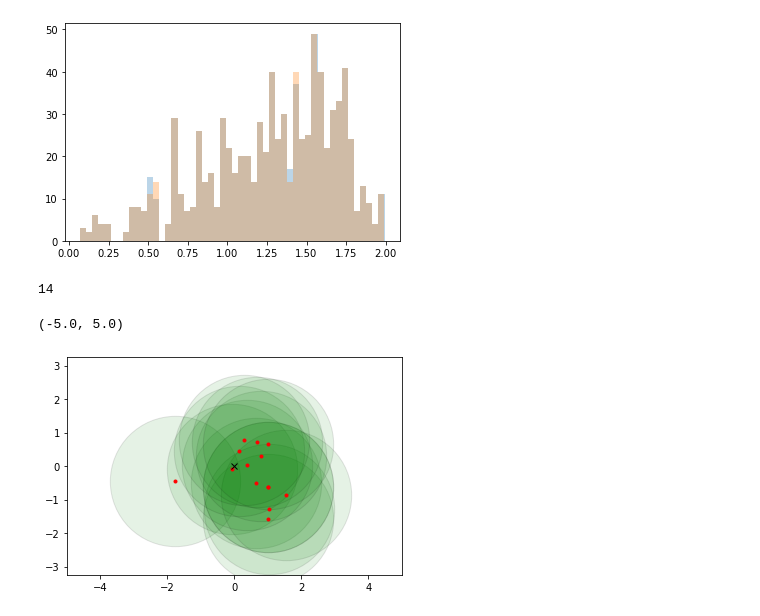
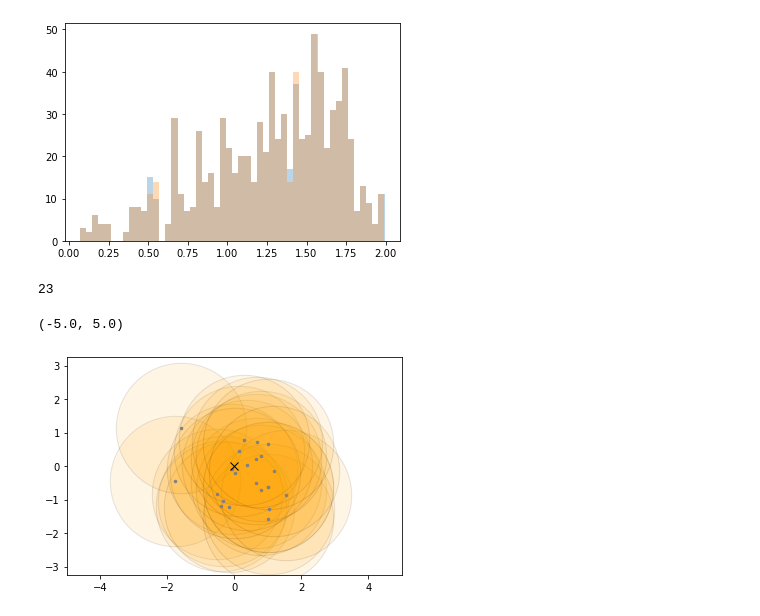
Before and after one commit to lsst/rubin_sim_notebooks, a Jupyter notebook: maf/science/Single Point Viz.ipynb, the cells around one changed output. Cells and saved outputs as stored; diff of their text form; code cells hidden in the pictures.

```diff
--- a/maf/science/Single Point Viz.ipynb
+++ b/maf/science/Single Point Viz.ipynb
@@ -127,25 +127,25 @@ n,b,p = plt.hist(radius, bins=50, alpha=0.3)
 # %% [output]
 [figure]
 # %%
-show = np.where((visits['filter'] == 'r') & (visits['night'] < 367))
+show = np.where((visits['filter'] == 'r') & (visits['night'] < 367*1.2))
 print(len(show[0]))
 
 fig,ax = plt.subplots()
 ax.axis('equal')
 # These are just the center of the pointings - replace with patches
 #plt.plot(x, y, 'k.')
 # Might be able to do a hack?
 #plt.scatter([0], [0], s=10000,
 #            #marker='o', markersize=100, linestyle=''
 #            edgecolor='black', facecolor='red', alpha=0.2)
 plt.scatter(x[show], y[show], s=17000,
             #marker='o', markersize=100, linestyle=''
-            edgecolor='black', facecolor='green', alpha=0.1)
-plt.plot(x[show], y[show], marker='.', markersize=6, linestyle='', color='r')
-plt.plot([0], [0], marker='x', linestyle='', color='k')
+            edgecolor='black', facecolor='orange', alpha=0.1)
+plt.plot(x[show], y[show], marker='.', markersize=5, linestyle='', color='gray')
+plt.plot([0], [0], marker='x', markersize=8, linestyle='', color='k')
 plt.xlim(-5, 5)
 plt.ylim(-5, 5)
 # %% [output]
-14
+23
 (-5.0, 5.0)
-[figure, old version]
+[figure, new version]
```
Also changed, not shown: parts of 12 cells of this notebook.
